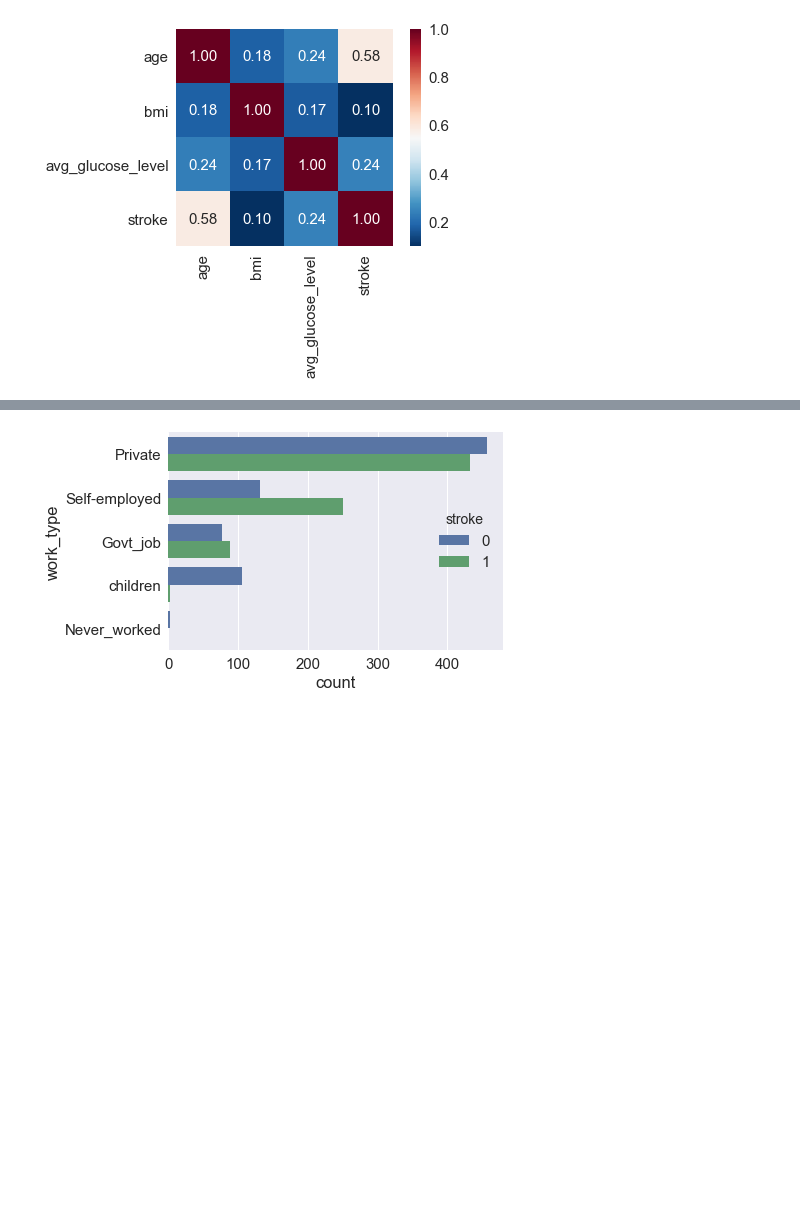
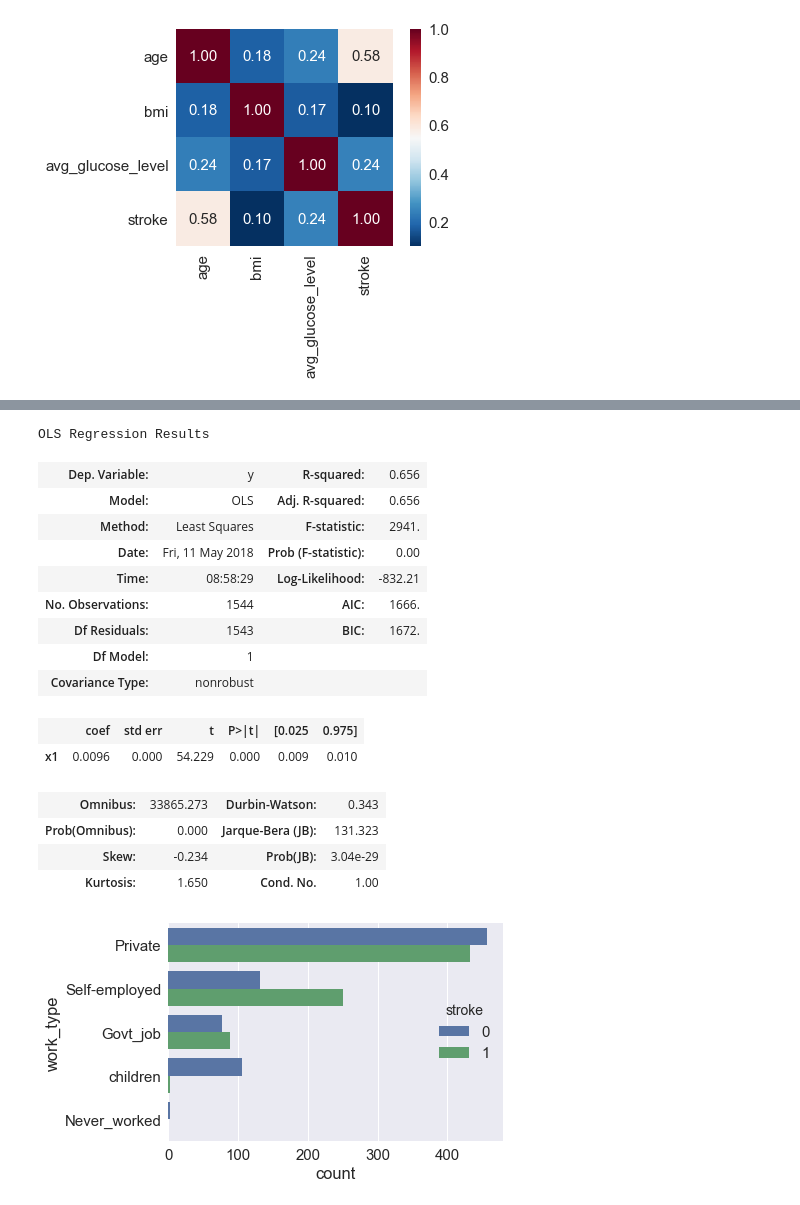
Before and after one commit to emgoh/capstone, a Jupyter notebook: capstone_codes/cp_data_exploration.ipynb, the cells around one changed output, grey strips where cells are left out. Cells and saved outputs as stored; diff of their text form; code cells hidden in the pictures; blank space fills up the shorter version.

```diff
--- a/capstone_codes/cp_data_exploration.ipynb
+++ b/capstone_codes/cp_data_exploration.ipynb
@@ -294,3 +343,49 @@ plt.show()
+# %%
+# Import library for Linear Regression:
+import statsmodels.formula.api as sm
+# Simple Linear Regression Model:
+X = df_downsampled.iloc[:, [1,7,8]].values # take age,glucose,bmi columns (matrix)
+y = df_downsampled.iloc[:, 10].values # take stroke column (vector)
+
+# Building Optimized Multi-Linear Regression: using Backward Elimination
+X = np.append(arr = X, values = np.ones((1544,1)).astype(int), axis = 1)  # append b0 'constant'
+
+# Fit the full model with all possible predictors
+X_opt = X[:, [0,1,2,3]] #Specifying the index for matrix
+regressor_OLS = sm.OLS(endog = y, exog = X_opt).fit() #Ordinary Least Square: endox = DV, exog = IVs
+regressor_OLS.summary()
+
+# Fit the full model with age, glucose, bmi
+X_opt = X[:, [0,1,2]] #Specifying the index for matrix
+regressor_OLS = sm.OLS(endog = y, exog = X_opt).fit() #Ordinary Least Square: endox = DV, exog = IVs
+regressor_OLS.summary()
+
+# Fit the full model with age, glucose
+X_opt = X[:, [0,1]] #Specifying the index for matrix
+regressor_OLS = sm.OLS(endog = y, exog = X_opt).fit() #Ordinary Least Square: endox = DV, exog = IVs
+regressor_OLS.summary() #Summary tells that remove x2: avg_glucose_level, p-value>0.05
+
+# Fit the full model with age
+X_opt = X[:, 0] #Specifying the index for matrix
+regressor_OLS = sm.OLS(endog = y, exog = X_opt).fit() #Ordinary Least Square: endox = DV, exog = IVs
+regressor_OLS.summary() #Summary tells that remove x2: avg_glucose_level, p-value>0.05
+# %% [output]
+OLS Regression Results
+| Dep. Variable: | y | R-squared: | 0.656 |
+| Model: | OLS | Adj. R-squared: | 0.656 |
+| Method: | Least Squares | F-statistic: | 2941. |
+| Date: | Fri, 11 May 2018 | Prob (F-statistic): | 0.00 |
+| Time: | 08:58:29 | Log-Likelihood: | -832.21 |
+| No. Observations: | 1544 | AIC: | 1666. |
+| Df Residuals: | 1543 | BIC: | 1672. |
+| Df Model: | 1 |  |  |
+| Covariance Type: | nonrobust |  |  |
+|  | coef | std err | t | P>|t| | [0.025 | 0.975] |
+| x1 | 0.0096 | 0.000 | 54.229 | 0.000 | 0.009 | 0.010 |
+| Omnibus: | 33865.273 | Durbin-Watson: | 0.343 |
+| Prob(Omnibus): | 0.000 | Jarque-Bera (JB): | 131.323 |
+| Skew: | -0.234 | Prob(JB): | 3.04e-29 |
+| Kurtosis: | 1.650 | Cond. No. | 1.00 |
 # %%
 # Bar charts on lifestyle factors on stroke: downsampled
 sns.countplot(y='work_type', hue='stroke', data=df_downsampled)
```
Also changed, not shown: parts of 2 cells of this notebook.
